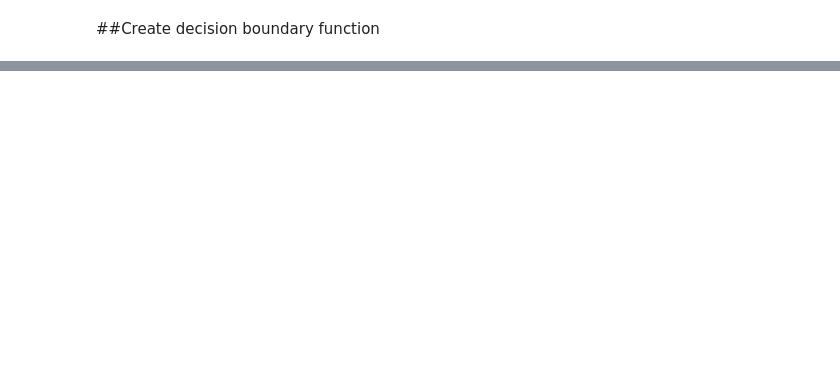
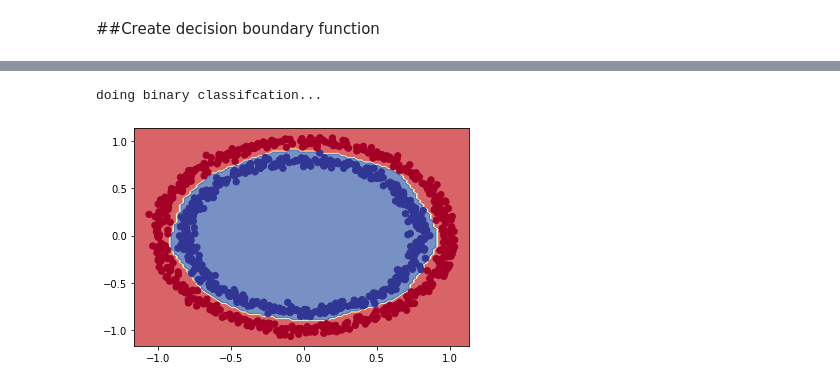
Before and after one commit to ehsanem/Tensorflow, a Jupyter notebook: Classification.ipynb, the cells around one changed output, grey strips where cells are left out. Cells and saved outputs as stored; diff of their text form; code cells hidden in the pictures; blank space fills up the shorter version.

```diff
--- a/Classification.ipynb
+++ b/Classification.ipynb
@@ -87,0 +95,13 @@ plt.plot(history.history['loss'])
+# %%
+tf.random.set_seed(42)
+model_01 = tf.keras.Sequential([
+    tf.keras.layers.Dense(10, activation='relu'),
+    tf.keras.layers.Dense(10, activation='relu'),
+    tf.keras.layers.Dense(1, activation=tf.keras.activations.sigmoid)
+])
+
+model_01.compile(optimizer=tf.keras.optimizers.Adam(),
+              loss=tf.keras.losses.binary_crossentropy,
+              metrics = ['accuracy'])
+
+history_01= model_01.fit(X_train, y_train, epochs=100, verbose = 1)
@@ -87,0 +132,5 @@ plt.plot(history.history['loss'])
+# %%
+decision_boundary(model_01, X, y)
+# %% [output]
+doing binary classifcation...
+[figure, added]
```
Also changed, not shown: parts of 13 cells of this notebook.
